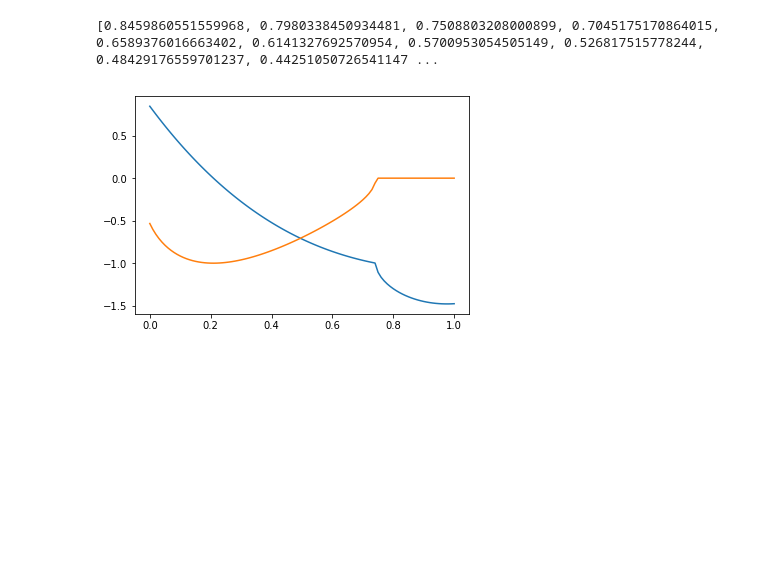
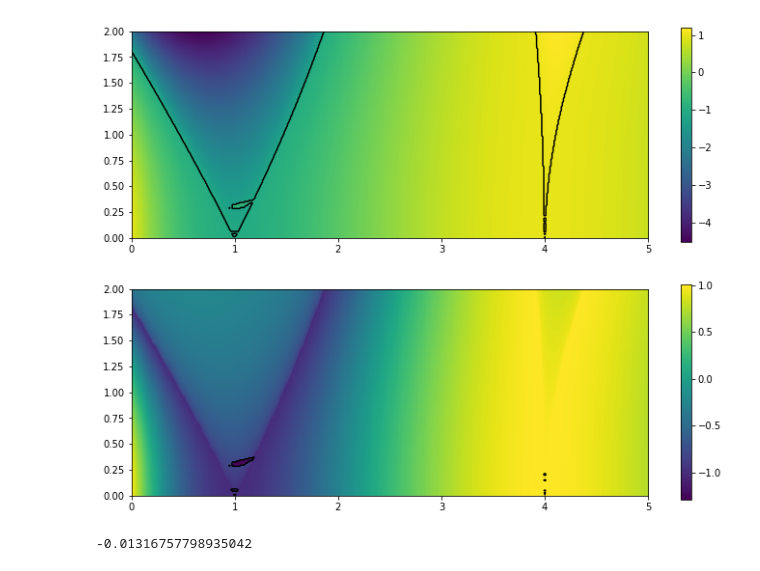
Before and after one commit to konstgav/computational-physics-python, a Jupyter notebook: mathieu.ipynb, the cells around one changed output. Saved outputs shown, nothing was run; the diff lists cells and outputs as text; code cells hidden in the pictures; blank space fills up the shorter version.

```diff
--- a/mathieu.ipynb
+++ b/mathieu.ipynb
@@ -1,33 +1,68 @@
 # %%
-from numpy import cos, arange, linspace, pi, array
-from pylab import plot, show
+from numpy import cos, arange, linspace, pi, array, empty, meshgrid
+from pylab import plot, show, imshow, subplots, rcParams
 from scipy.integrate import odeint
 from numpy.linalg import eig
 %matplotlib inline
+rcParams["figure.figsize"] = (12, 9)
 
-def f(x, t, delta, eps):
+def rhs(x, t, delta, eps):
     return [x[1], -(delta+eps*cos(2*t))*x[0]]
 
-deltas = arange(0.0,1.01,0.01)
-eps = 0.5
+Ndelta = 501
+Nepsilon = 201
+epsilonMin = 0.
+epsilonMax = 2.0
+deltaMin = 0.
+deltaMax = 5.0
+deltas = linspace(deltaMin, deltaMax, Ndelta)
+epsilons = linspace(epsilonMin, epsilonMax, Nepsilon)
+Deltas, Epsilons = meshgrid(deltas, epsilons)
 startTime = 0.
 endTime = pi
-NTimeSteps = 100
+NTimeSteps = 1
 time = linspace(startTime, endTime, NTimeSteps + 1)
-x0 = array([1.,0])
-x1 = array([0,1.])
+initX0 = array([1.,0])
+initX1 = array([0,1.])
 decrements = []
 freqs = []
-for delta in deltas:
-    out0 = odeint(f, x0, time, args=(delta, eps))
-    out1 = odeint(f, x1, time, args=(delta, eps))
-    M = array([[out0[NTimeSteps,0], out0[NTimeSteps,1]], [out1[NTimeSteps,0], out1[NTimeSteps,1]]])
-    multipl, v = eig(M)
-    decrements.append(multipl[0].real)
-    freqs.append(multipl[1].imag)
-print(decrements)
-plot(deltas, decrements)
-plot(deltas, freqs);
+dec2d1 = empty([Nepsilon, Ndelta])
+dec2d2 = empty([Nepsilon, Ndelta])
+for i in range(Nepsilon):
+    for j in range(Ndelta):
+        out0 = odeint(rhs, initX0, time, args=(deltas[j], epsilons[i]))
+        out1 = odeint(rhs, initX1, time, args=(deltas[j], epsilons[i]))
+        M = array([[out0[NTimeSteps,0], out0[NTimeSteps,1]], [out1[NTimeSteps,0], out1[NTimeSteps,1]]])
+        multipl, v = eig(M)
+        decrements.append(multipl[0].real)
+        freqs.append(multipl[1].imag)
+        dec2d1[i,j] = multipl[0].real
+        dec2d2[i,j] = multipl[1].real
+fig, ax = subplots(2,1)
+im1 = ax[0].imshow(dec2d1, extent = (deltaMin, deltaMax, epsilonMin, epsilonMax), origin='lower');
+fig.colorbar(im1, ax = ax[0])
+im2 = ax[1].imshow(dec2d2, extent = (deltaMin, deltaMax, epsilonMin, epsilonMax), origin='lower');
+fig.colorbar(im2, ax = ax[1])
+cset1 = ax[0].contour(Deltas, Epsilons, dec2d1, (-1,+1), colors='k')
+for c in cset1.collections:
+    c.set_linestyle('solid')
+cset2 = ax[1].contour(Deltas, Epsilons, dec2d2, (-1,+1), colors='k')
+for c in cset2.collections:
+    c.set_linestyle('solid')
+show()
 # %% [output]
-[0.8459860551559968, 0.7980338450934481, 0.7508803208000899, 0.7045175170864015, 0.6589376016663402, 0.6141327692570954, 0.5700953054505149, 0.526817515778244, 0.48429176559701237, 0.44251050726541147 ...
-[figure, old version]
+[figure, new version]
+# %%
+def ComputeMaxMult(delta, eps):
+    out0 = odeint(rhs, initX0, time, args=(delta, eps))
+    out1 = odeint(rhs, initX1, time, args=(delta, eps))
+    M = array([[out0[NTimeSteps,0], out0[NTimeSteps,1]], [out1[NTimeSteps,0], out1[NTimeSteps,1]]])
+    multipl, v = eig(M)
+    return max(abs(multipl[0].real), abs(multipl[1].real))
+
+def ComputeMultMinus1(delta, eps):
+    return ComputeMaxMult(delta, eps)-1.
+
+print(ComputeMultMinus1(0, 1.81))
+# %% [output]
+-0.01316757798935042
```
Also changed, not shown: parts of 2 cells of this notebook.
